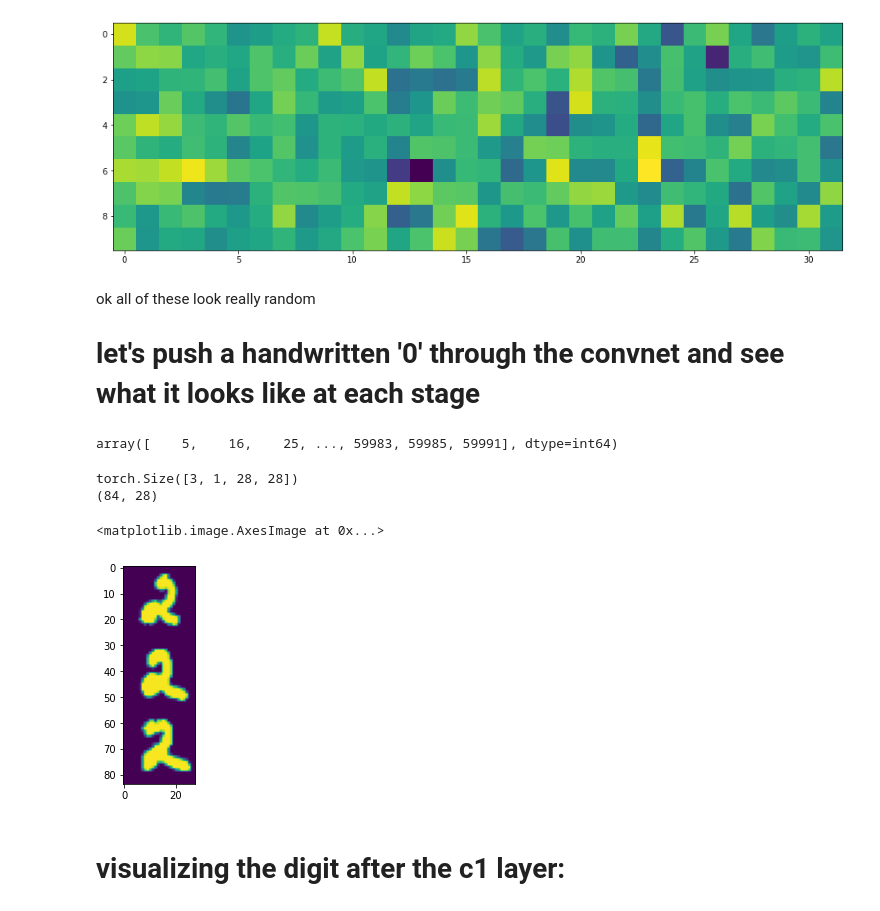
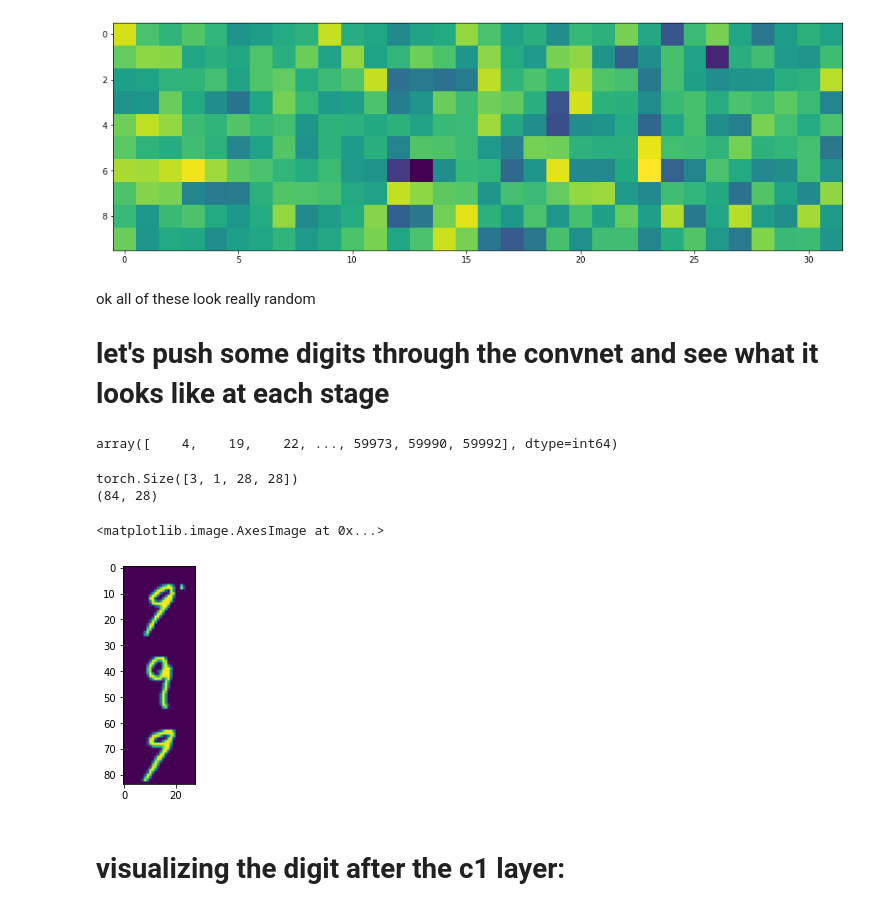
Before and after one commit to seangao14/mnist-cnn-visualizer, a Jupyter notebook: playground.ipynb, the cells around one changed output. Drawn from its saved outputs; the diff is of its cells as text; code cells hidden in the pictures.

```diff
--- a/playground.ipynb
+++ b/playground.ipynb
@@ -68,7 +68,7 @@ plt.imshow(l1)
 [figure]
 # %% [markdown]
 ok all of these look really random
-# let's push a handwritten '0' through the convnet and see what it looks like at each stage
+# let's push some digits through the convnet and see what it looks like at each stage
 # %%
 # load the test set:
 X_test = np.load('data/X_train.npy', allow_pickle=True)
@@ -76,7 +76,7 @@ y_test = np.load('data/y_train.npy', allow_pickle=True)
 X_test = torch.tensor(X_test).view(-1, 1, 28, 28).float()
 # %%
 # digit to be selected
-NUM = 2
+NUM = 9
 # number of digits to display
 NUM_NUMS = 3
 
@@ -84,23 +84,23 @@ NUM_NUMS = 3
 num_loc = np.where(y_test == NUM)[0]
 num_loc
 # %% [output]
-array([    5,    16,    25, ..., 59983, 59985, 59991], dtype=int64)
+array([    4,    19,    22, ..., 59973, 59990, 59992], dtype=int64)
 # %%
 # since im too lazy to calculate good starting spots ill just use 200
 start = np.random.randint(200)
-nums = X_test[num_loc[start:start+3]].view(-1,1,28,28)
+nums = X_test[num_loc[start:start+NUM_NUMS]].view(-1,1,28,28)
 print(nums.shape)
 dig_img = nums.reshape(-1, 28, 28)
 dig_img = [i for i in dig_img] # huh idk why i need this but apparently you can only concat list
 dig_img = np.concatenate((dig_img[:]))
 print(dig_img.shape)
 plt.imshow(dig_img)
 # print(model(zero))
 # %% [output]
 torch.Size([3, 1, 28, 28])
 (84, 28)
 <matplotlib.image.AxesImage at 0x...>
-[figure, old version]
+[figure, new version]
 # %% [markdown]
 # visualizing the digit after the c1 layer:
 # %%
```
Also changed, not shown: parts of 4 cells of this notebook.
